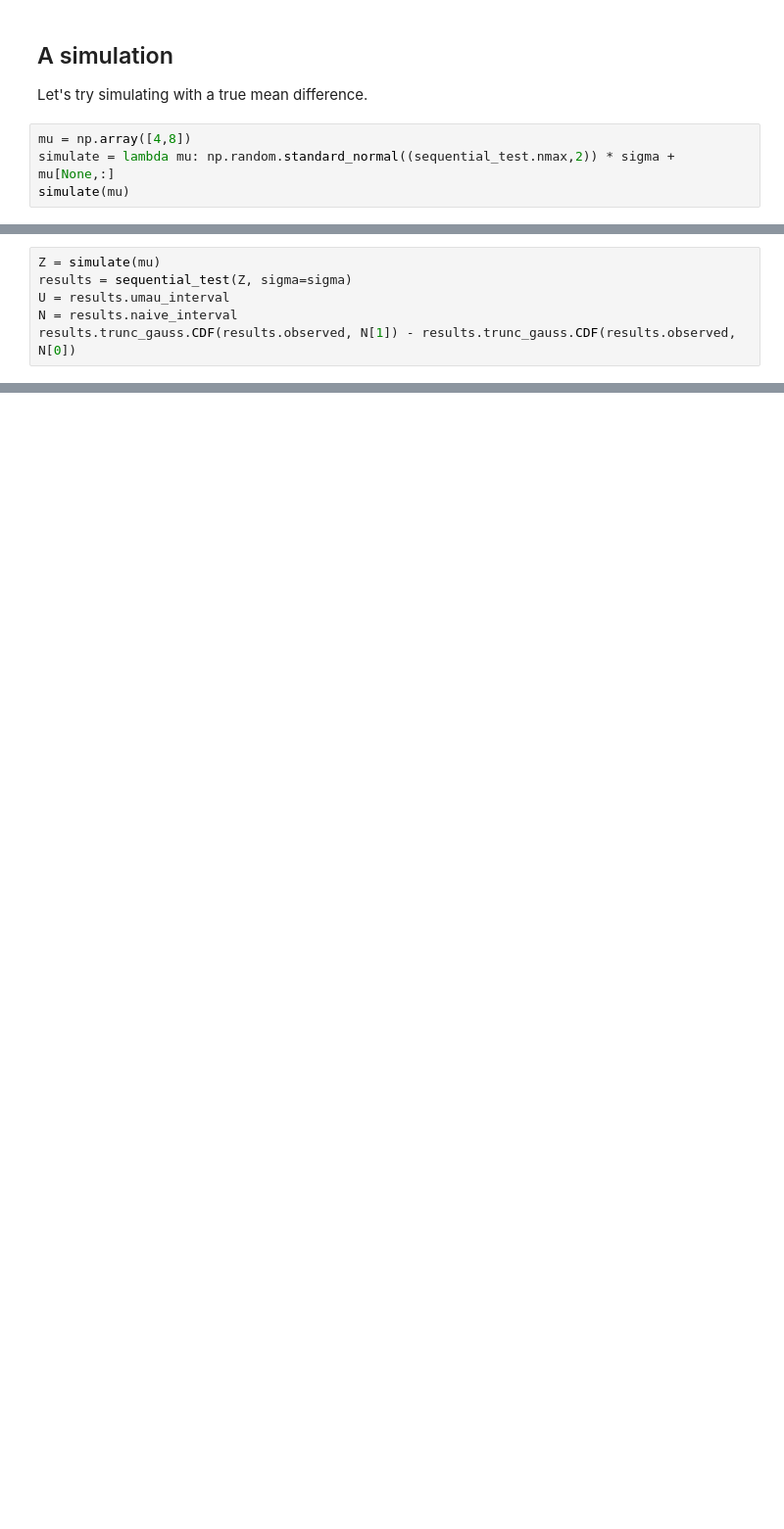
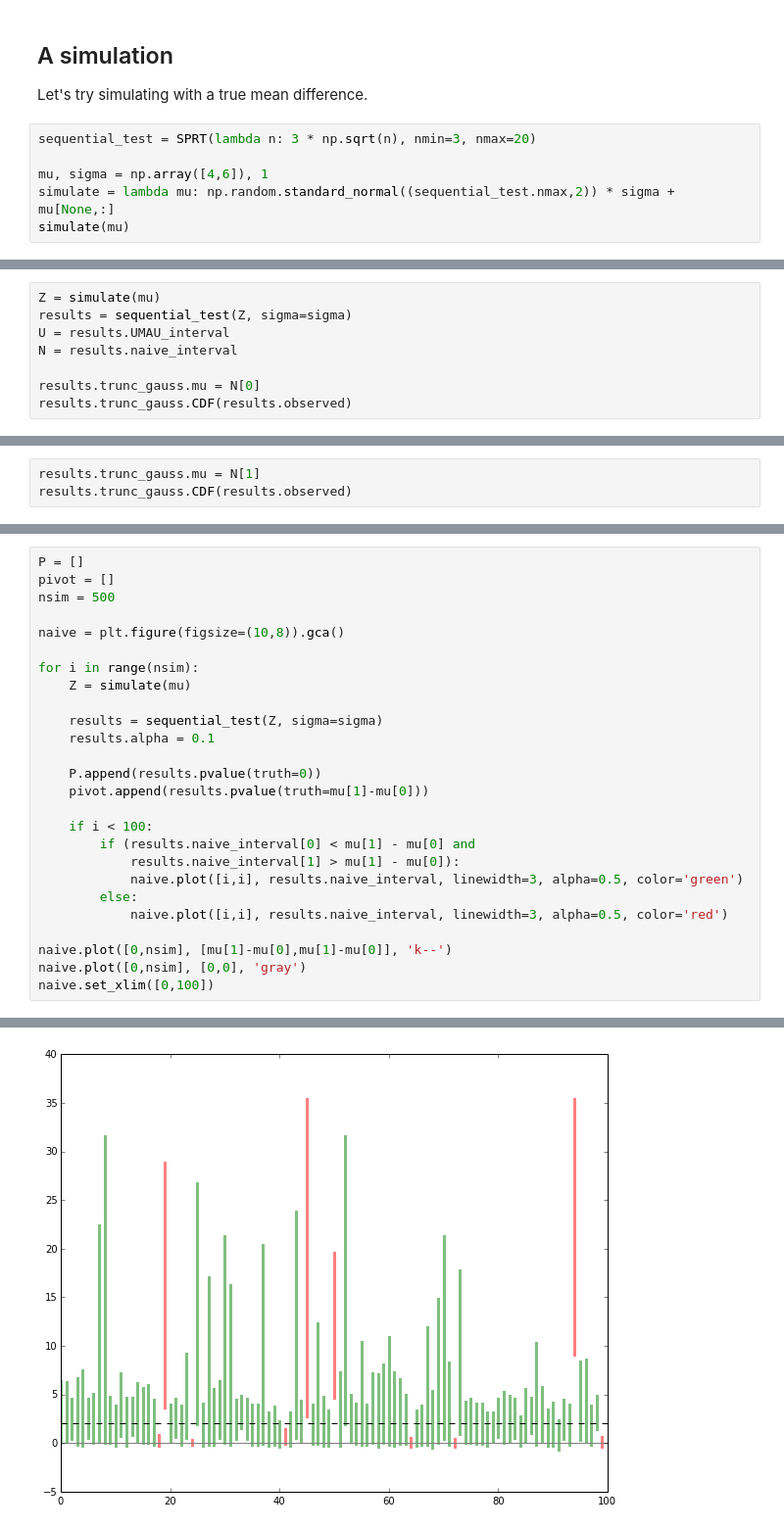
Before and after one commit to selective-inference/Python-software, a Jupyter notebook: notebooks/SPRT.ipynb, the cells around one changed output, grey strips where cells are left out. Shown at 98% size. Saved outputs shown, nothing was run; the diff lists cells and outputs as text; blank space fills up the shorter version.

Commit message:
debugged union of intervals version so that naive and UMAU intervals now seem to work, at least for SPRT

```diff
--- a/notebooks/SPRT.ipynb
+++ b/notebooks/SPRT.ipynb
@@ -86,7 +88,9 @@ array([-6.42841659, -6.24999982])
 
 Let's try simulating with a true mean difference.
 # %%
-mu = np.array([4,8])
+sequential_test = SPRT(lambda n: 3 * np.sqrt(n), nmin=3, nmax=20)
+
+mu, sigma = np.array([4,6]), 1
 simulate = lambda mu: np.random.standard_normal((sequential_test.nmax,2)) * sigma + mu[None,:]
 simulate(mu)
 # %% [output]
@@ -98,7 +117,9 @@ array([[  2.03284613,   7.93925024],
 # %%
 Z = simulate(mu)
 results = sequential_test(Z, sigma=sigma)
-U = results.umau_interval
+U = results.UMAU_interval
 N = results.naive_interval
-results.trunc_gauss.CDF(results.observed, N[1]) - results.trunc_gauss.CDF(results.observed, N[0])
+
+results.trunc_gauss.mu = N[0]
+results.trunc_gauss.CDF(results.observed)
 # %% [output]
@@ -106,0 +127,3 @@ results.trunc_gauss.CDF(results.observed, N[1]) - results.trunc_gauss.CDF(result
+# %%
+results.trunc_gauss.mu = N[1]
+results.trunc_gauss.CDF(results.observed)
@@ -116,0 +154,27 @@ results.observed, np.mean(Z[:,1]) - np.mean(Z[:,0])
+# %%
+P = []
+pivot = []
+nsim = 500
+
+naive = plt.figure(figsize=(10,8)).gca()
+
+for i in range(nsim):
+    Z = simulate(mu)
+
+    results = sequential_test(Z, sigma=sigma)
+    results.alpha = 0.1
+
+    P.append(results.pvalue(truth=0))
+    pivot.append(results.pvalue(truth=mu[1]-mu[0]))
+
+    if i < 100:
+        if (results.naive_interval[0] < mu[1] - mu[0] and
+            results.naive_interval[1] > mu[1] - mu[0]):
+            naive.plot([i,i], results.naive_interval, linewidth=3, alpha=0.5, color='green')
+        else:
+            naive.plot([i,i], results.naive_interval, linewidth=3, alpha=0.5, color='red')
+
+naive.plot([0,nsim], [mu[1]-mu[0],mu[1]-mu[0]], 'k--')
+naive.plot([0,nsim], [0,0], 'gray')
+naive.set_xlim([0,100])
+# %% [output]
@@ -116,0 +182 @@ results.observed, np.mean(Z[:,1]) - np.mean(Z[:,0])
+[figure, added]
```
Also changed, not shown: parts of 32 cells of this notebook, 5 other files.
